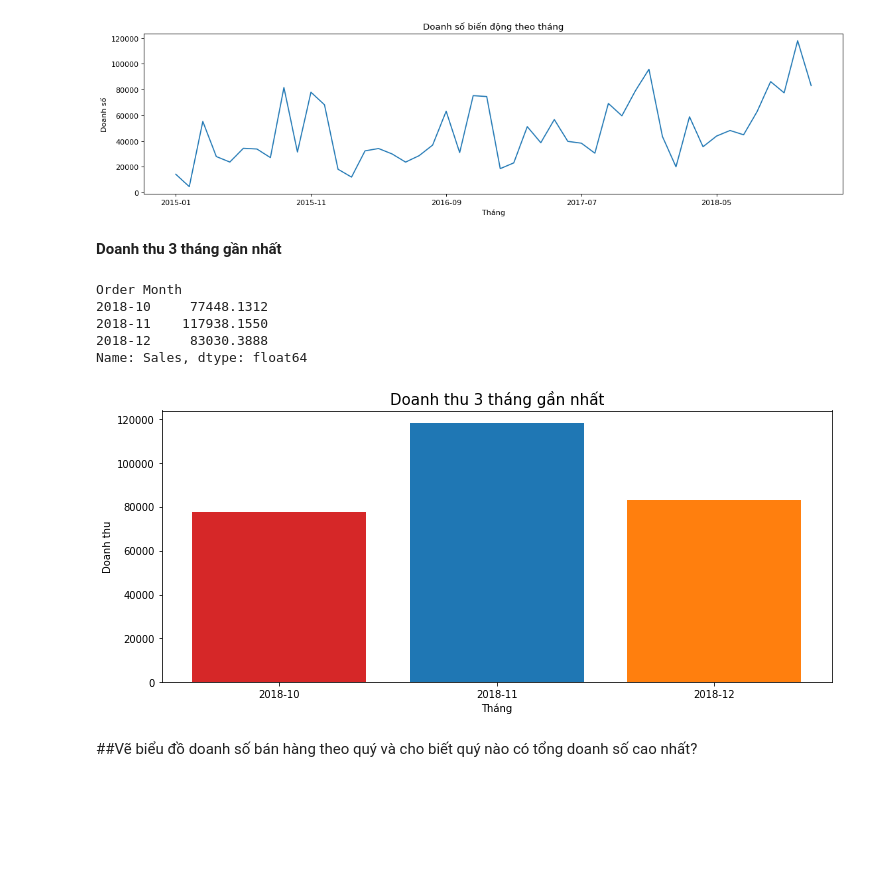
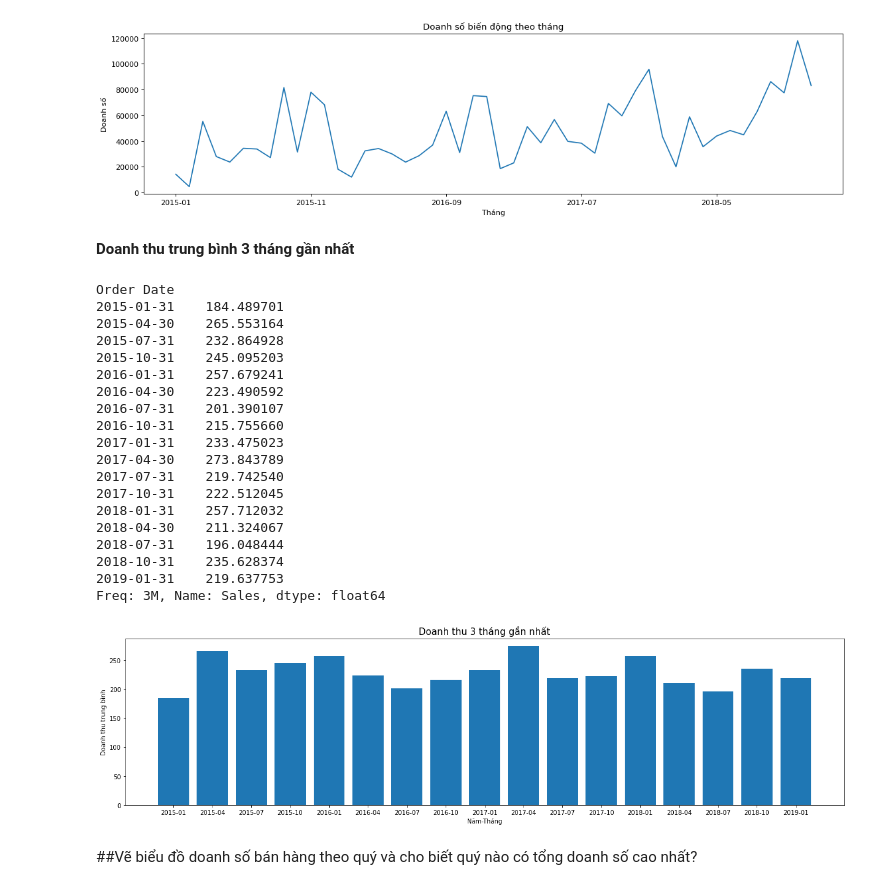
Before and after one commit to HienNguyenMinh/PythonAssignment, a Jupyter notebook: BaiTap4_Assignment.ipynb, the cells around one changed output. Saved outputs shown, nothing was run; the diff lists cells and outputs as text; code cells hidden in the pictures; blank space fills up the shorter version.

```diff
--- a/BaiTap4_Assignment.ipynb
+++ b/BaiTap4_Assignment.ipynb
@@ -225,35 +227,49 @@ plt.show()
 # %% [output]
 [figure]
 # %% [markdown]
-**Doanh thu 3 tháng gần nhất**
+**Doanh thu trung bình 3 tháng gần nhất**
 # %%
 #Lấy 3 elements cuối trong series sales
-sales = sales.tail(3)
+sales = train_df.groupby(pd.Grouper(key="Order Date", freq="3M"))['Sales'].mean()
 sales
 # %% [output]
-Order Month
-2018-10     77448.1312
-2018-11    117938.1550
-2018-12     83030.3888
-Name: Sales, dtype: float64
+Order Date
+2015-01-31    184.489701
+2015-04-30    265.553164
+2015-07-31    232.864928
+2015-10-31    245.095203
+2016-01-31    257.679241
+2016-04-30    223.490592
+2016-07-31    201.390107
+2016-10-31    215.755660
+2017-01-31    233.475023
+2017-04-30    273.843789
+2017-07-31    219.742540
+2017-10-31    222.512045
+2018-01-31    257.712032
+2018-04-30    211.324067
+2018-07-31    196.048444
+2018-10-31    235.628374
+2019-01-31    219.637753
+Freq: 3M, Name: Sales, dtype: float64
 # %%
 #Vẽ lưới biểu đồ
-fig, ax = plt.subplots(num=None, sharey=True, figsize = (12,5))
+fig, ax = plt.subplots(num=None, sharey=True, figsize = (21,5))
+
+#x lấy từ sales.index, sau đó format theo 'Y-m'
+x = sales.index.to_series().apply(lambda a: a if type(a) == str else a.strftime('%Y-%m'))
+x = x.values.astype(str)
+#y lấy từ values của sales
+y = sales.values
 
 #Vẽ biểu đồ dạng bar
-x = sales.index
-y = sales.values
-bar_colors = ['tab:red', 'tab:blue', 'tab:orange']
-
-ax.bar(x, y, color=bar_colors)
-
-ax.set_xlabel('Tháng')
-ax.set_ylabel('Doanh thu')
+ax.bar(x, y)
+ax.set_xlabel('Năm-Tháng')
+ax.set_ylabel('Doanh thu trung bình')
 ax.set_title('Doanh thu 3 tháng gần nhất', fontsize=15)
-
 plt.show()
 # %% [output]
-[figure, old version]
+[figure, new version]
 # %% [markdown]
 ##Vẽ biểu đồ doanh số bán hàng theo quý và cho biết quý nào có tổng doanh số cao nhất?
 # %%
```
Also changed, not shown: parts of 2 cells of this notebook.
